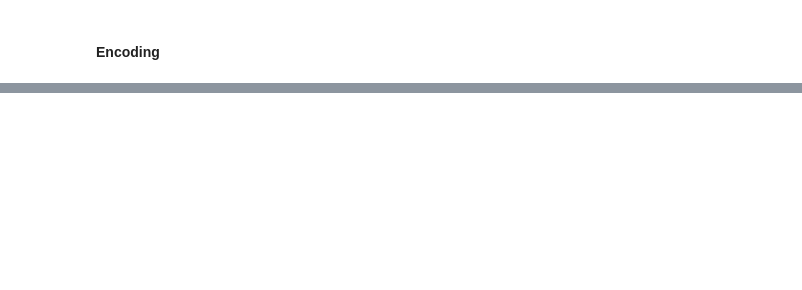
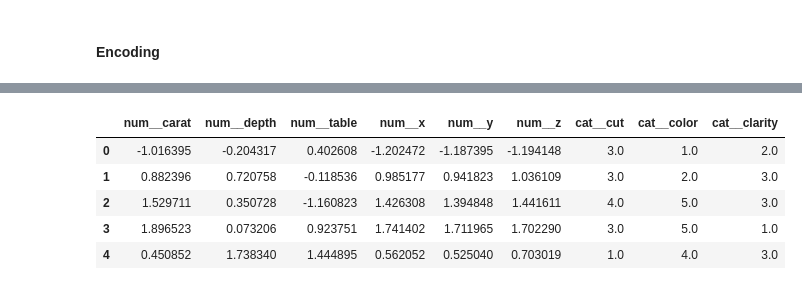
Before and after one commit to GaneshM35/ml-engineering-playbook, a Jupyter notebook: experiment/experiments.ipynb, the cells around one changed output, grey strips where cells are left out. Cells and saved outputs as stored; diff of their text form; code cells hidden in the pictures; blank space fills up the shorter version.

```diff
--- a/experiment/experiments.ipynb
+++ b/experiment/experiments.ipynb
@@ -125,0 +149,33 @@ sns.boxplot(x=data["cut"],y=data["price"])
+# %%
+cat_pipeline = Pipeline(
+    steps=[
+        ('imputer', SimpleImputer(strategy='most_frequent')),
+        ('encoder', OrdinalEncoder(categories=[cut_categories,color_categories,clarity_categories]))
+    ]
+)
+# %%
+preprocessor = ColumnTransformer(
+    transformers=[
+        ('num', num_pipeline, num_columns_list),
+        ('cat', cat_pipeline, cat_columns_list)
+    ]
+)
+# %%
+X = data.drop('price', axis=1)
+y = data['price']
+
+cat_columns_list = X.select_dtypes(include=['object']).columns.tolist()
+num_columns_list = X.select_dtypes(exclude=['object']).columns.tolist()
+# %%
+X_train, X_test, y_train, y_test = train_test_split(X, y, test_size=0.2, random_state=42)
+# %%
+X_train=preprocessor.fit_transform(X_train)
+X_train=pd.DataFrame(X_train,columns=preprocessor.get_feature_names_out())
+X_train.head()
+# %% [output]
+|  | num__carat | num__depth | num__table | num__x | num__y | num__z | cat__cut | cat__color | cat__clarity |
+| 0 | -1.016395 | -0.204317 | 0.402608 | -1.202472 | -1.187395 | -1.194148 | 3.0 | 1.0 | 2.0 |
+| 1 | 0.882396 | 0.720758 | -0.118536 | 0.985177 | 0.941823 | 1.036109 | 3.0 | 2.0 | 3.0 |
+| 2 | 1.529711 | 0.350728 | -1.160823 | 1.426308 | 1.394848 | 1.441611 | 4.0 | 5.0 | 3.0 |
+| 3 | 1.896523 | 0.073206 | 0.923751 | 1.741402 | 1.711965 | 1.702290 | 3.0 | 5.0 | 1.0 |
+| 4 | 0.450852 | 1.738340 | 1.444895 | 0.562052 | 0.525040 | 0.703019 | 1.0 | 4.0 | 3.0 |
```
Also changed, not shown: parts of 17 cells of this notebook, 1 other file.
